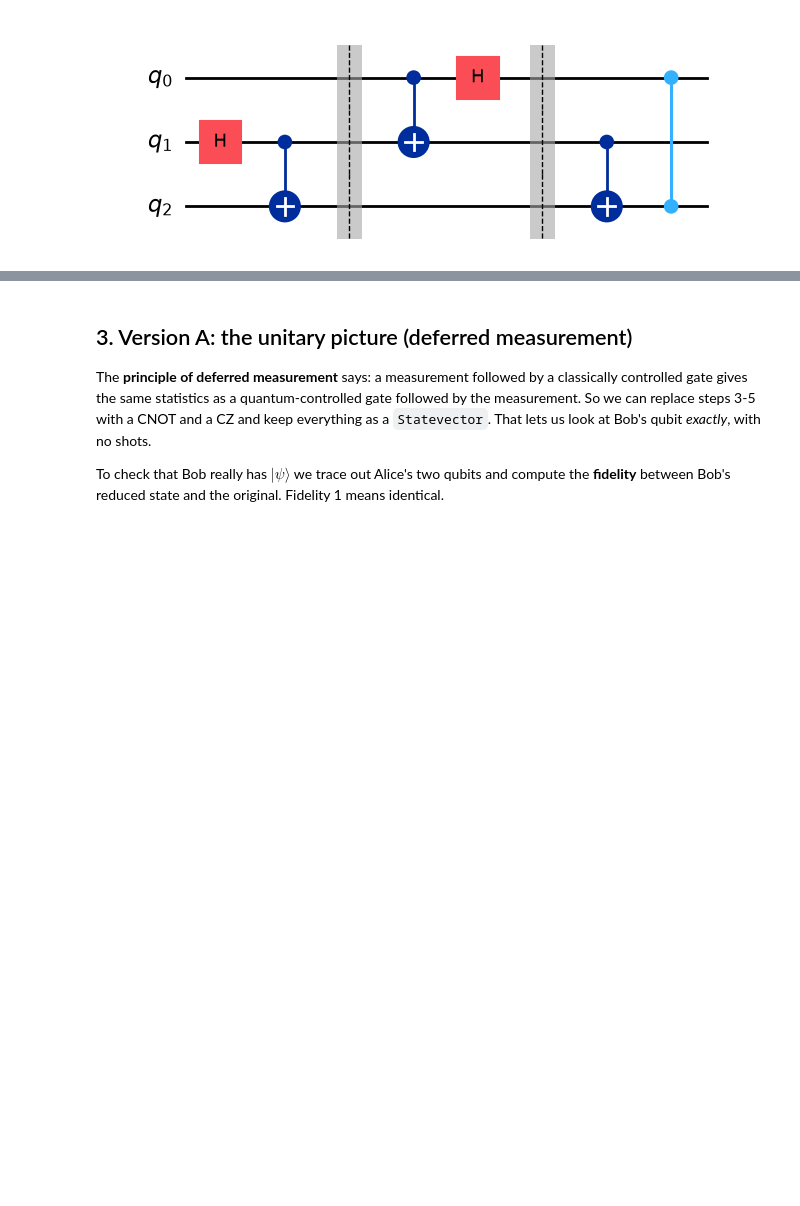
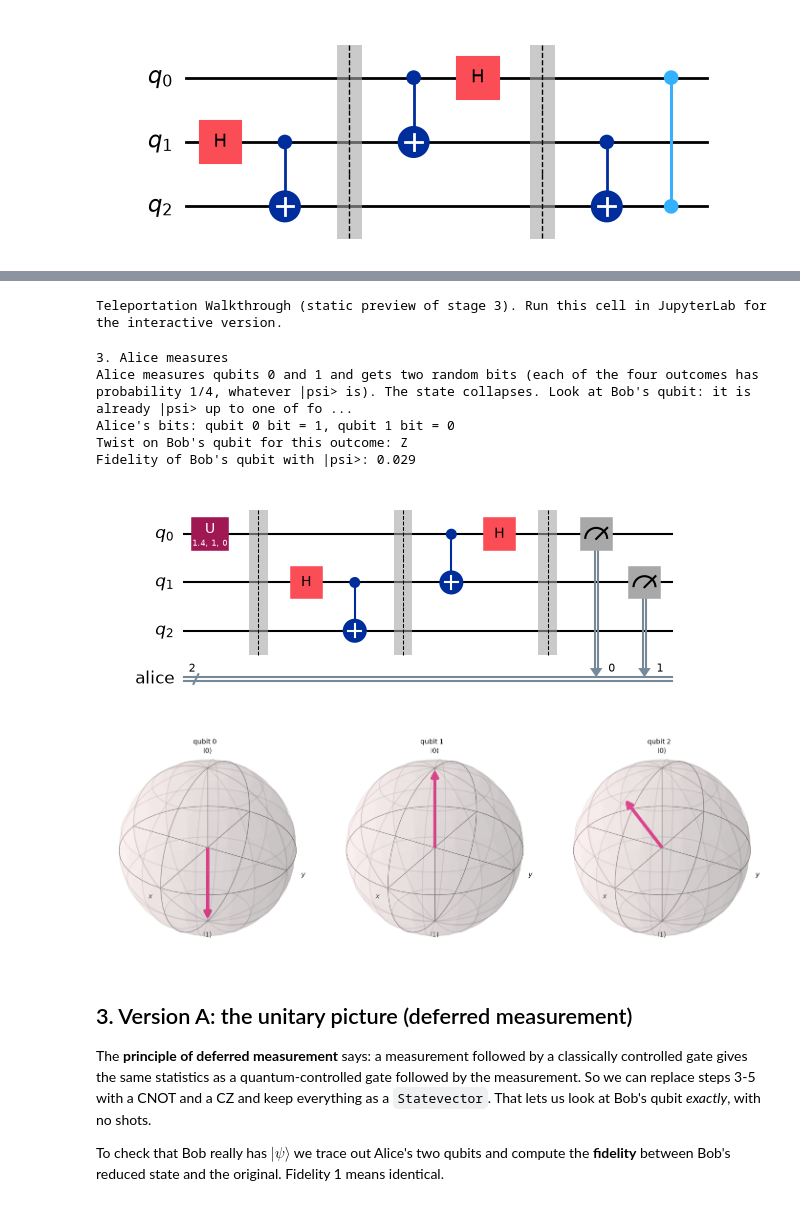
Before and after one commit to indranandjha1993/quantum-computing, a Jupyter notebook: src/05_Quantum_Teleportation.ipynb, the cells around one changed output, grey strips where cells are left out. Drawn from its saved outputs; the diff is of its cells as text; code cells hidden in the pictures; blank space fills up the shorter version.

```diff
--- a/src/05_Quantum_Teleportation.ipynb
+++ b/src/05_Quantum_Teleportation.ipynb
@@ -72,3 +78,16 @@ Teleportation protocol (deferred-measurement form):
+# %%
+from qclab import teleport_walkthrough
+
+teleport_walkthrough()
+# %% [output]
+Teleportation Walkthrough (static preview of stage 3). Run this cell in JupyterLab for the interactive version.
+3. Alice measures
+Alice measures qubits 0 and 1 and gets two random bits (each of the four outcomes has probability 1/4, whatever |psi> is). The state collapses. Look at Bob's qubit: it is already |psi> up to one of fo ...
+Alice's bits: qubit 0 bit = 1, qubit 1 bit = 0
+Twist on Bob's qubit for this outcome: Z
+Fidelity of Bob's qubit with |psi>: 0.029
+[figure, added]
+[figure, added]
 # %% [markdown]
 ## 3. Version A: the unitary picture (deferred measurement)
 
```
Also changed, not shown: parts of 3 cells of this notebook, 9 other files.
